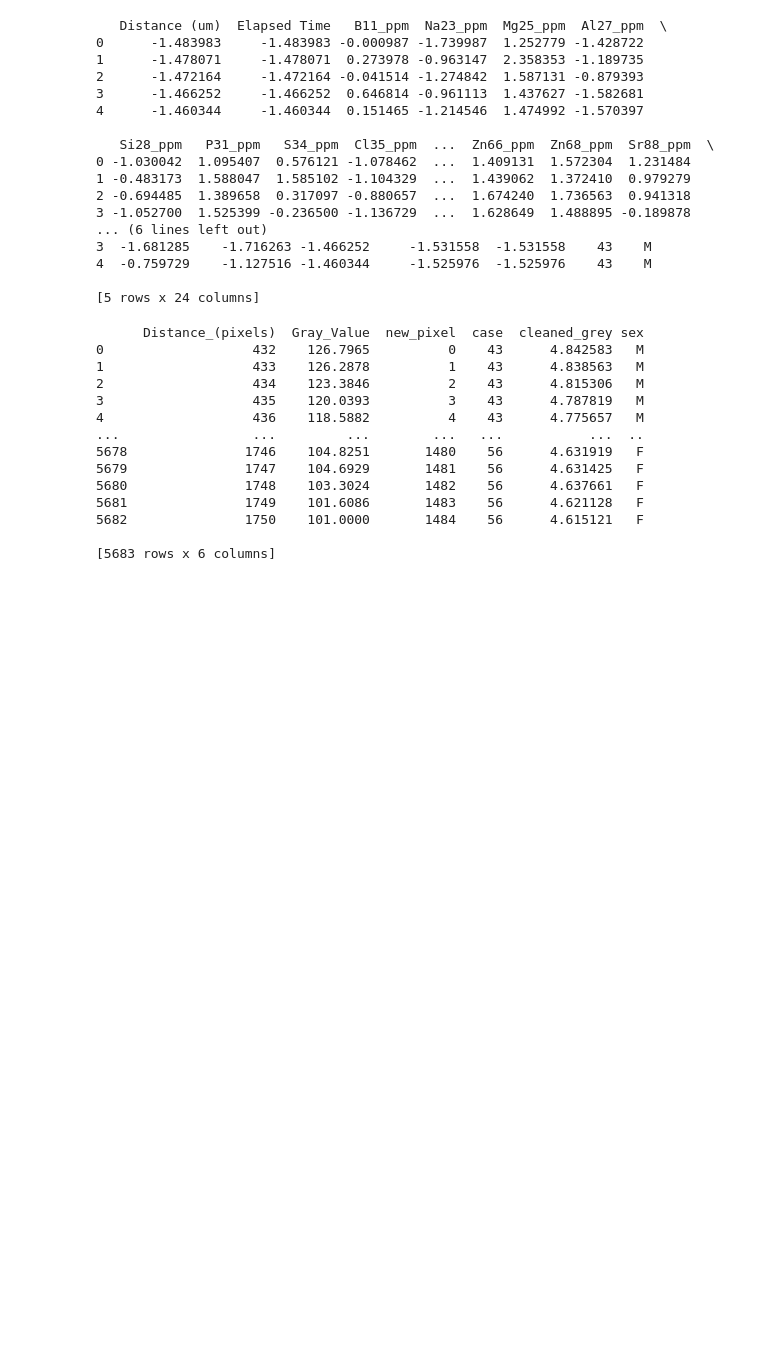
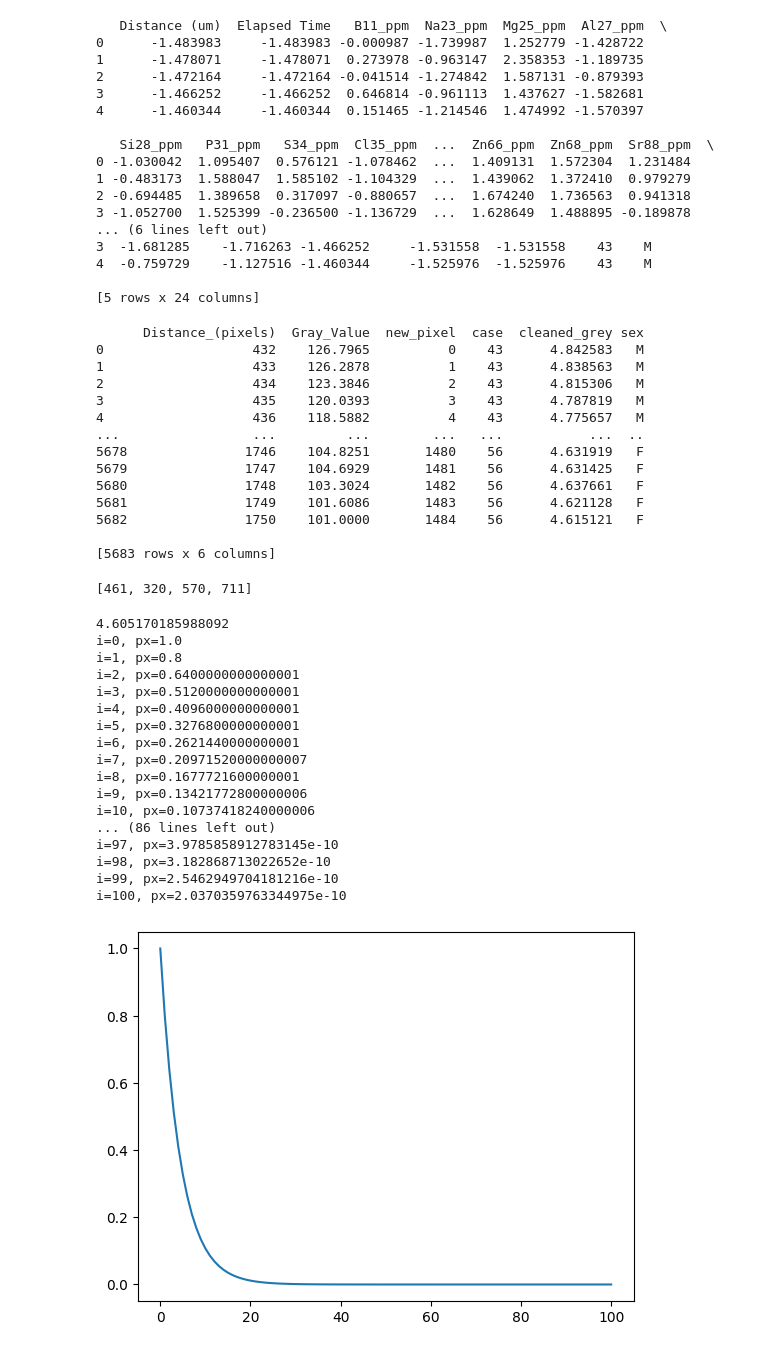
Before and after one commit to angus-lewis/SharkAgeEstimation, a Jupyter notebook: filter_demo.ipynb, the cells around one changed output. Drawn from its saved outputs; the diff is of its cells as text; code cells hidden in the pictures; blank space fills up the shorter version.

```diff
--- a/filter_demo.ipynb
+++ b/filter_demo.ipynb
@@ -53,8 +53,56 @@ elt_name = "S34_ppm" # "Sr88_ppm" # "Mg25_ppm" # "Cu65_ppm" # "Zn66_ppm" #
 elt_array = [
     all_elements[all_elements['case']==i][elt_name] for i in [43,44,55,56]
 ]
+print([len(arr) for arr in elt_array])
+# %% [output]
+[461, 320, 570, 711]
 # %%
-bandwidth = 30
+bandwidth = 100
+def prior(x: np.ndarray) -> np.ndarray:
+    # Find the idx of the max True element.
+    # This is the index of the highest frequency basis function included.
+    # This is a proxy for age since age is the number of peaks which is
+    # at most the frequency of the highest frequency basis function.
+    for i in range(len(x)-1, -1, -1):
+        if x[i]:
+            break
+    # Assume that the mortality rate is 20% per year => prior prob of age i is 0.8^i.
+    return 0.8**i # no need to normalize since we only care about relative values.
+
+# threshold = 2*np.log(10**0.5) # Substantial difference between models required to pick the more complex one.
+threshold = 2*np.log(10**1) # Strong difference between models required to pick the more complex one.
+print(threshold)
+
+criterion = "bic" # "aic" or "bic"
+mode = "forward" # "forward" or "backward"
+
+xi = range(0, bandwidth+1)
+xv = np.eye(bandwidth+1)
+px = [prior(xv[i]) for i in range(len(xv))]
+for i in range(len(px)):
+    print(f"i={i}, px={px[i]}")
+p = plt.figure()
+p = plt.plot(xi, px)
+p = plt.show()
+# %% [output]
+4.605170185988092
+i=0, px=1.0
+i=1, px=0.8
+i=2, px=0.6400000000000001
+i=3, px=0.5120000000000001
+i=4, px=0.4096000000000001
+i=5, px=0.3276800000000001
+i=6, px=0.2621440000000001
+i=7, px=0.20971520000000007
+i=8, px=0.1677721600000001
+i=9, px=0.13421772800000006
+i=10, px=0.10737418240000006
+... (86 lines left out)
+i=97, px=3.9785858912783145e-10
+i=98, px=3.182868713022652e-10
+i=99, px=2.5462949704181216e-10
+i=100, px=2.0370359763344975e-10
+[figure, added]
 # %%
 plts = []
 fwd_yr_lens_array = []
```
Also changed, not shown: parts of 3 cells of this notebook, 1 other file.
